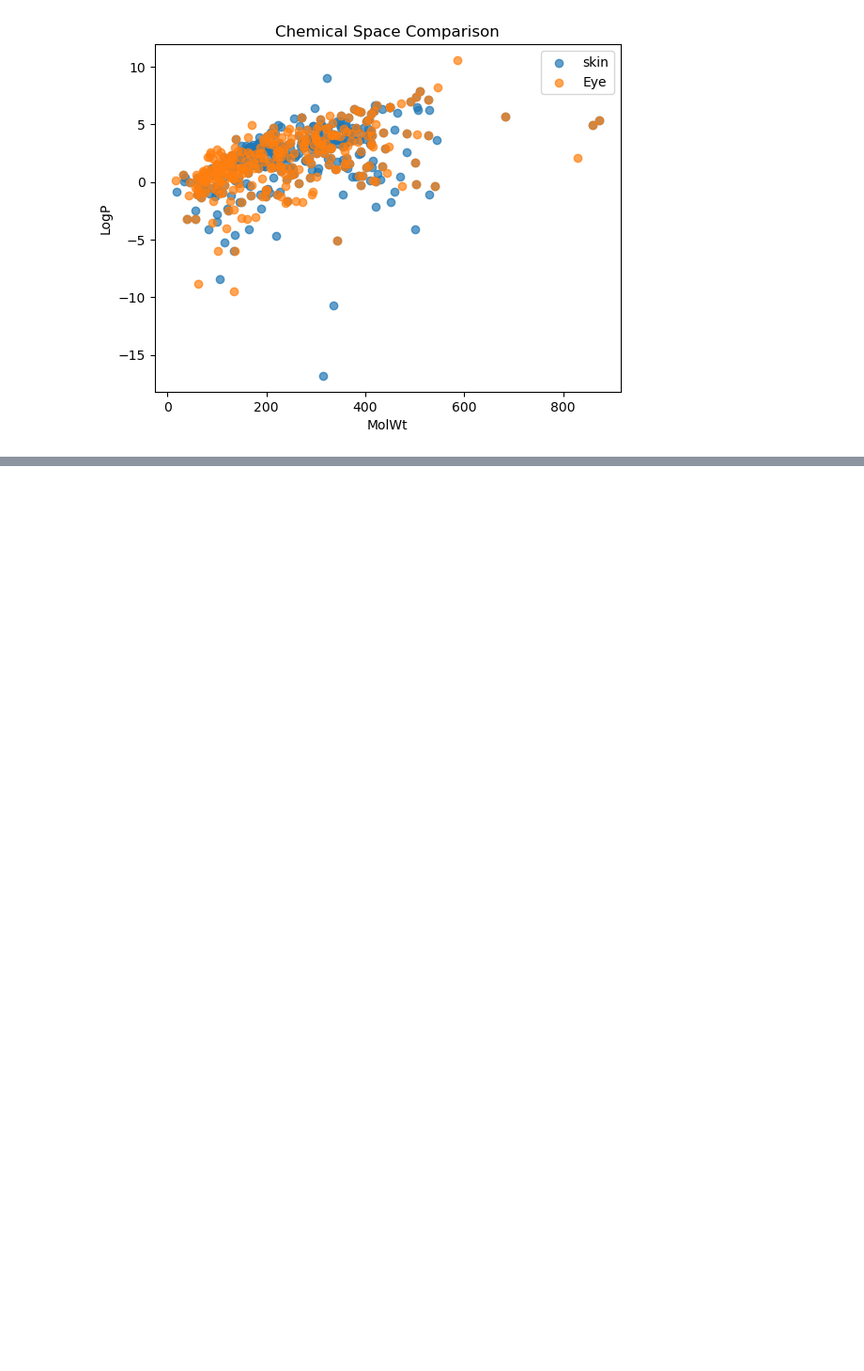
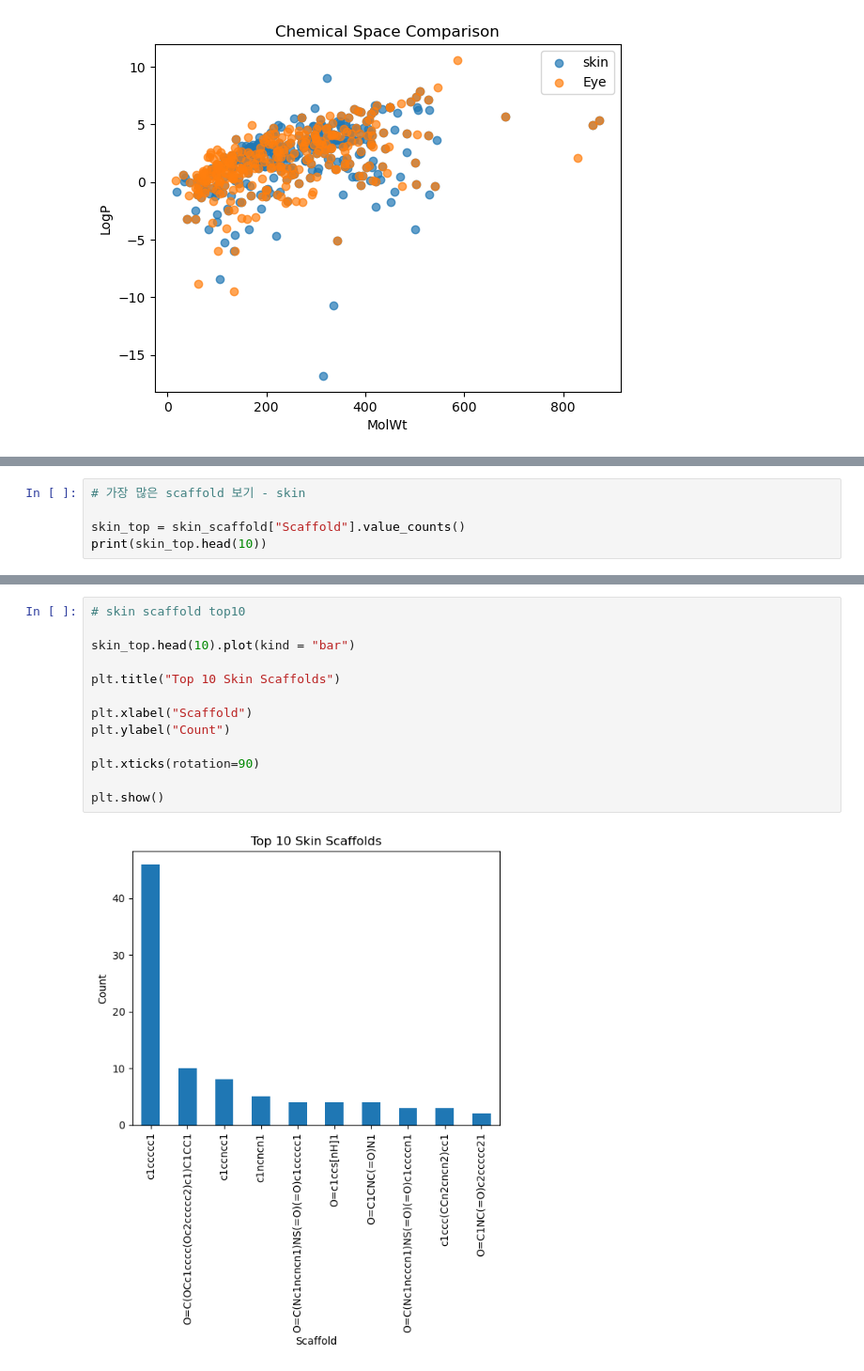
Before and after one commit to Hyeji-Shin-lab/2026-AI-ML, a Jupyter notebook: 기말고사_template1_data_pipeline (1).ipynb, the cells around one changed output, grey strips where cells are left out. Shown at 94% size. Drawn from its saved outputs; the diff is of its cells as text; blank space fills up the shorter version.

```diff
--- a/기말고사_template1_data_pipeline (1).ipynb
+++ b/기말고사_template1_data_pipeline (1).ipynb
@@ -420,0 +598,5 @@ eye_fp = eye_final["SMILES"].apply(mol2fp)
+# %%
+# 가장 많은 scaffold 보기 - skin
+
+skin_top = skin_scaffold["Scaffold"].value_counts()
+print(skin_top.head(10))
@@ -420,0 +634,15 @@ eye_fp = eye_final["SMILES"].apply(mol2fp)
+# %%
+# skin scaffold top10
+
+skin_top.head(10).plot(kind = "bar")
+
+plt.title("Top 10 Skin Scaffolds")
+
+plt.xlabel("Scaffold")
+plt.ylabel("Count")
+
+plt.xticks(rotation=90)
+
+plt.show()
+# %% [output]
+[figure, added]
```
Also changed, not shown: parts of 24 cells of this notebook.
